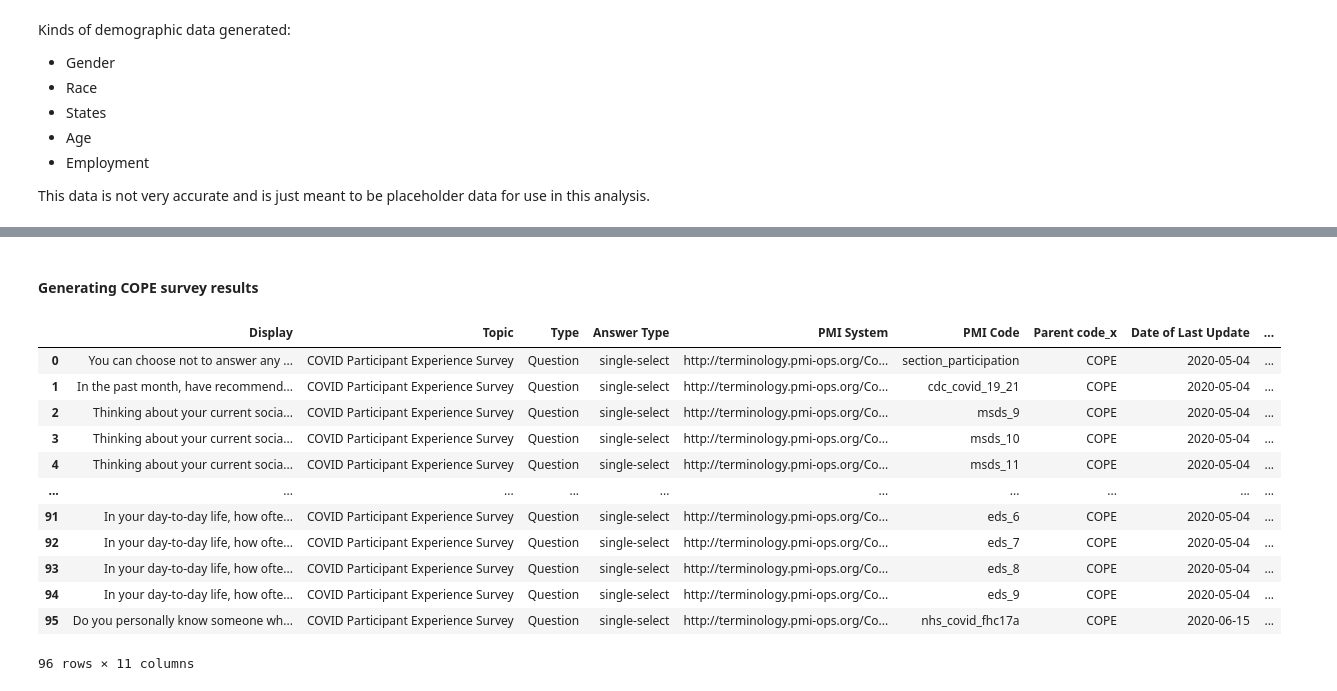
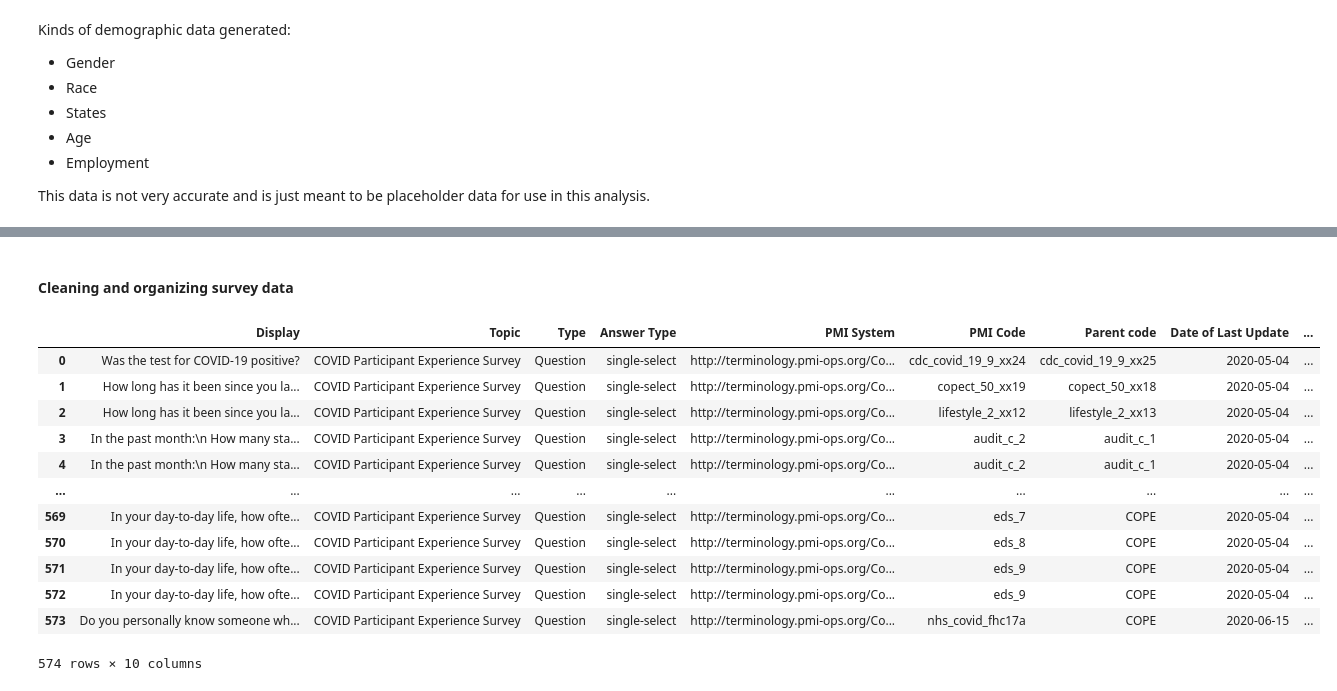
Before and after one commit to gauvand/InitialSurveyAnalysis, a Jupyter notebook: Notebooks/FirstPassWorkbook.ipynb, the cells around one changed output, grey strips where cells are left out. Cells and saved outputs as stored; diff of their text form; code cells hidden in the pictures.

Commit message:
Single select answer-question join

```diff
--- a/Notebooks/FirstPassWorkbook.ipynb
+++ b/Notebooks/FirstPassWorkbook.ipynb
@@ -27,7 +27,7 @@ Tasks:
 import pandas as pd
 # %%
 try:
-    data = pd.read_excel("../Data/All of Us _ Public PPI Codebook - COPE.xlsx")
+    data = pd.read_excel("../data/All of Us _ Public PPI Codebook - COPE.xlsx")
 except ImportError:
     !pip install xlrd
-    data = pd.read_excel("../Data/All of Us _ Public PPI Codebook - COPE.xlsx")
+    data = pd.read_excel("../data/All of Us _ Public PPI Codebook - COPE.xlsx")
@@ -148,41 +175,44 @@ demographics
-# %% [markdown]
-#### Generating COPE survey results
+# %% [markdown]
+#### Cleaning and organizing survey data
 # %%
 options = data.query("Type == 'Answer'") # 181 survey answer options
 # Behaviour for single-select questions
 # # Non-COPE data
 left_df = data.query("Type == 'Question' & `Answer Type` == 'single-select' & `Parent code` != 'COPE'") # Parent Code != "COPE"
 right_df = data.query("Type == 'Answer' ")[["Display","Parent code"]]\
 .rename({"Display":"Answer"},axis=1)
 non_cope = datagen.merge(left_df,right_df,on=["Parent code"],indicator = "match")
 non_cope
-# # COPE data
+
+# # COPE data - Switching PMI and Parent Data for the option df
 left_df = data.query("Type == 'Question' & `Answer Type` == 'single-select' & `Parent code` == 'COPE' ")
-right_df = data.query("Type == 'Answer'")[["Display","Parent code","PMI Code"]]\
-.rename({"Display":"Answer"},axis=1)
-cope = datagen.merge(left_df,right_df,on=["PMI Code"],indicator = "match")
-cope
+right_df = data.query("Type == 'Answer'")[["Display","Parent code"]]\
+.rename({"Display":"Answer","Parent code":"PMI Code"},axis=1)
+cope_pmi_parent_switch = datagen.merge(left_df,right_df,on=["PMI Code"],indicator = "match")
+
+single_select_data = datagen.merge(non_cope,cope_pmi_parent_switch,how="outer",on=None,indicator=False)
+single_select_data
+# cope_pmi_parent_switch
 # # single option sampling
-
 # Behaviour for multi-select questions
 # # choices and choice probabilities
 
 # Behaviour for integer questions
 # # includes number generation
 
 # Behaviour for description questions
 # # includes text generation
 # %% [output]
-|  | Display | Topic | Type | Answer Type | PMI System | PMI Code | Parent code_x | Date of Last Update | ... |
-| 0 | You can choose not to answer any ... | COVID Participant Experience Survey | Question | single-select | http://terminology.pmi-ops.org/Co... | section_participation | COPE | 2020-05-04 | ... |
-| 1 | In the past month, have recommend... | COVID Participant Experience Survey | Question | single-select | http://terminology.pmi-ops.org/Co... | cdc_covid_19_21 | COPE | 2020-05-04 | ... |
-| 2 | Thinking about your current socia... | COVID Participant Experience Survey | Question | single-select | http://terminology.pmi-ops.org/Co... | msds_9 | COPE | 2020-05-04 | ... |
-| 3 | Thinking about your current socia... | COVID Participant Experience Survey | Question | single-select | http://terminology.pmi-ops.org/Co... | msds_10 | COPE | 2020-05-04 | ... |
-| 4 | Thinking about your current socia... | COVID Participant Experience Survey | Question | single-select | http://terminology.pmi-ops.org/Co... | msds_11 | COPE | 2020-05-04 | ... |
+|  | Display | Topic | Type | Answer Type | PMI System | PMI Code | Parent code | Date of Last Update | ... |
+| 0 | Was the test for COVID-19 positive? | COVID Participant Experience Survey | Question | single-select | http://terminology.pmi-ops.org/Co... | cdc_covid_19_9_xx24 | cdc_covid_19_9_xx25 | 2020-05-04 | ... |
+| 1 | How long has it been since you la... | COVID Participant Experience Survey | Question | single-select | http://terminology.pmi-ops.org/Co... | copect_50_xx19 | copect_50_xx18 | 2020-05-04 | ... |
+| 2 | How long has it been since you la... | COVID Participant Experience Survey | Question | single-select | http://terminology.pmi-ops.org/Co... | lifestyle_2_xx12 | lifestyle_2_xx13 | 2020-05-04 | ... |
+| 3 | In the past month:\n How many sta... | COVID Participant Experience Survey | Question | single-select | http://terminology.pmi-ops.org/Co... | audit_c_2 | audit_c_1 | 2020-05-04 | ... |
+| 4 | In the past month:\n How many sta... | COVID Participant Experience Survey | Question | single-select | http://terminology.pmi-ops.org/Co... | audit_c_2 | audit_c_1 | 2020-05-04 | ... |
 | ... | ... | ... | ... | ... | ... | ... | ... | ... | ... |
-| 91 | In your day-to-day life, how ofte... | COVID Participant Experience Survey | Question | single-select | http://terminology.pmi-ops.org/Co... | eds_6 | COPE | 2020-05-04 | ... |
-| 92 | In your day-to-day life, how ofte... | COVID Participant Experience Survey | Question | single-select | http://terminology.pmi-ops.org/Co... | eds_7 | COPE | 2020-05-04 | ... |
-| 93 | In your day-to-day life, how ofte... | COVID Participant Experience Survey | Question | single-select | http://terminology.pmi-ops.org/Co... | eds_8 | COPE | 2020-05-04 | ... |
-| 94 | In your day-to-day life, how ofte... | COVID Participant Experience Survey | Question | single-select | http://terminology.pmi-ops.org/Co... | eds_9 | COPE | 2020-05-04 | ... |
-| 95 | Do you personally know someone wh... | COVID Participant Experience Survey | Question | single-select | http://terminology.pmi-ops.org/Co... | nhs_covid_fhc17a | COPE | 2020-06-15 | ... |
+| 569 | In your day-to-day life, how ofte... | COVID Participant Experience Survey | Question | single-select | http://terminology.pmi-ops.org/Co... | eds_7 | COPE | 2020-05-04 | ... |
+| 570 | In your day-to-day life, how ofte... | COVID Participant Experience Survey | Question | single-select | http://terminology.pmi-ops.org/Co... | eds_8 | COPE | 2020-05-04 | ... |
+| 571 | In your day-to-day life, how ofte... | COVID Participant Experience Survey | Question | single-select | http://terminology.pmi-ops.org/Co... | eds_9 | COPE | 2020-05-04 | ... |
+| 572 | In your day-to-day life, how ofte... | COVID Participant Experience Survey | Question | single-select | http://terminology.pmi-ops.org/Co... | eds_9 | COPE | 2020-05-04 | ... |
+| 573 | Do you personally know someone wh... | COVID Participant Experience Survey | Question | single-select | http://terminology.pmi-ops.org/Co... | nhs_covid_fhc17a | COPE | 2020-06-15 | ... |
-96 rows × 11 columns
+574 rows × 10 columns
```
Also changed, not shown: parts of 3 cells of this notebook.
